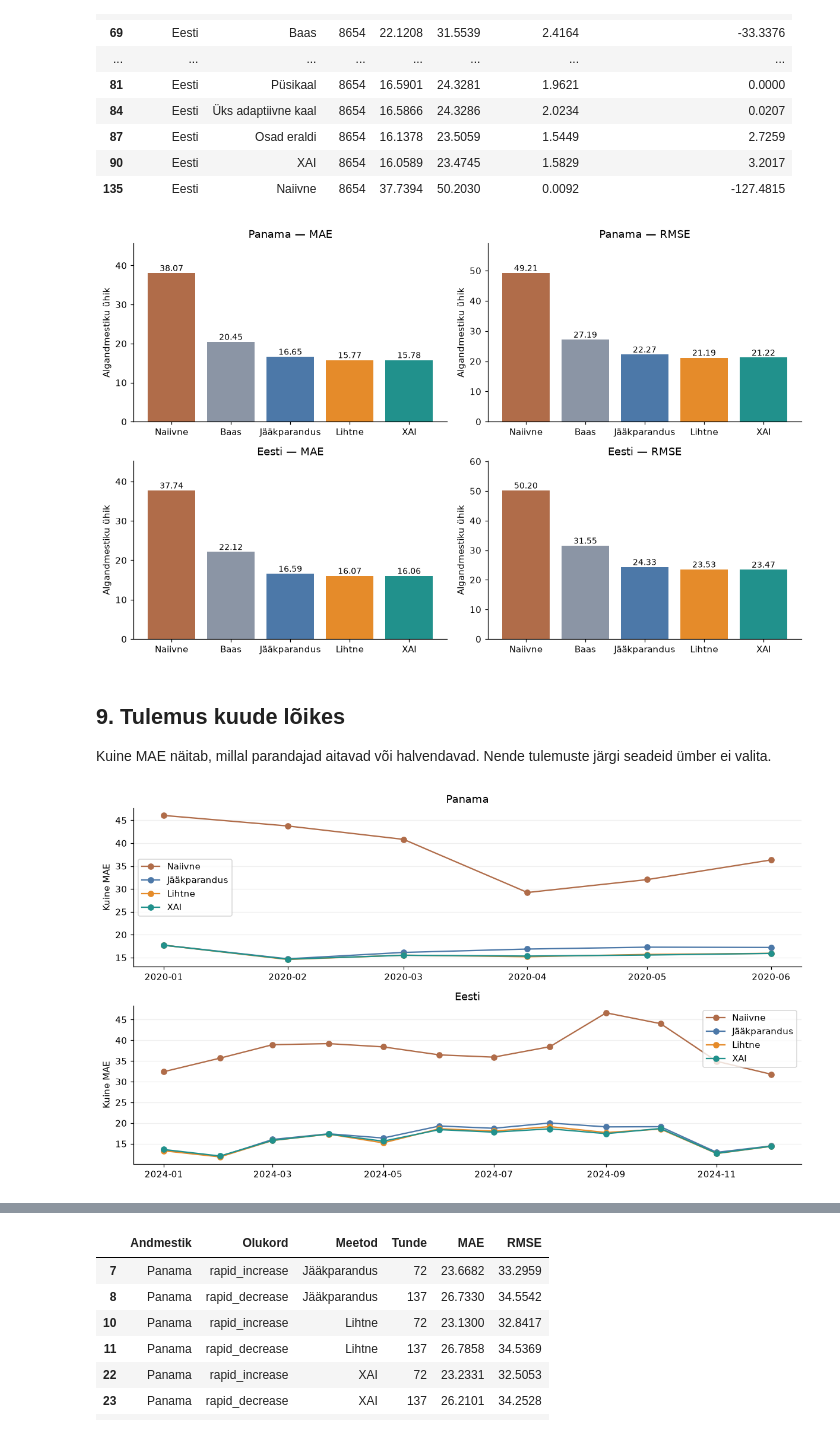
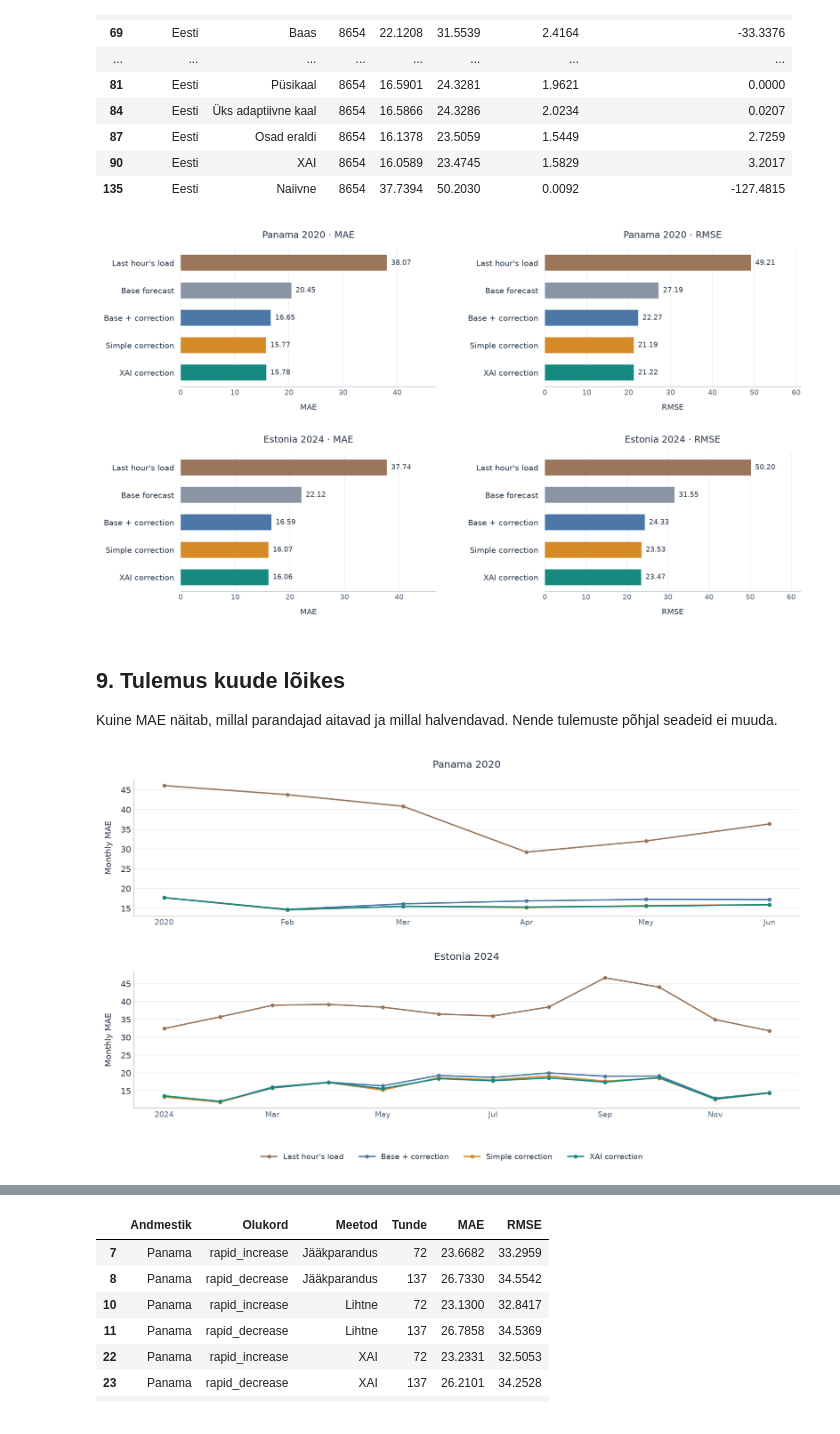
Before and after one commit to Danwerk/xai, a Jupyter notebook: compare_correction_methods.ipynb, the cells around one changed output, grey strips where cells are left out. Saved outputs shown, nothing was run; the diff lists cells and outputs as text; code cells hidden in the pictures.

```diff
--- a/compare_correction_methods.ipynb
+++ b/compare_correction_methods.ipynb
@@ -482,45 +563,44 @@ display(overall_view.rename(columns={
 | 90 | Eesti | XAI | 8654 | 16.0589 | 23.4745 | 1.5829 | 3.2017 |
 | 135 | Eesti | Naiivne | 8654 | 37.7394 | 50.2030 | 0.0092 | -127.4815 |
 # %%
-fig, axes = plt.subplots(len(DATASETS), 2, figsize=(11, 3.4 * len(DATASETS)), squeeze=False)
-for row, dataset in enumerate(DATASETS):
-    values = overall[overall.dataset.eq(dataset)].set_index("method").loc[list(METHODS)]
-    for col, metric in enumerate(("MAE", "RMSE")):
-        ax = axes[row, col]
-        bars = ax.bar([LABELS[m] for m in METHODS], values[metric],
-                      color=[COLORS[m] for m in METHODS])
-        ax.bar_label(bars, fmt="%.2f", fontsize=9)
-        ax.set_title(f"{COUNTRIES[dataset]} — {metric}")
-        ax.set_ylabel("Algandmestiku ühik")
-        ax.margins(y=0.2)
-fig.tight_layout()
-plt.show()
+with plt.rc_context(PLOT_STYLE):
+    fig, axes = plt.subplots(len(DATASETS), 2, figsize=(14, 8), squeeze=False)
+    for row, dataset in enumerate(DATASETS):
+        values = overall[overall.dataset.eq(dataset)].set_index('method').loc[list(METHODS)]
+        for col, metric in enumerate(('MAE', 'RMSE')):
+            ax = axes[row, col]
+            analysis_barh(ax, [PLOT_LABELS[m] for m in METHODS], values[metric],
+                          [PLOT_COLORS[m] for m in METHODS])
+            ax.set(title=f'{PLOT_TITLES[dataset]} · {metric}', xlabel=metric)
+    fig.tight_layout(pad=1.8, w_pad=4, h_pad=3)
+    plt.show()
 # %% [output]
-[figure, old version]
+[figure, new version]
 # %% [markdown]
 ## 9. Tulemus kuude lõikes
-Kuine MAE näitab, millal parandajad aitavad või halvendavad. Nende tulemuste järgi seadeid ümber ei valita.
+Kuine MAE näitab, millal parandajad aitavad ja millal halvendavad. Nende tulemuste põhjal seadeid ei muuda.
 # %%
 monthly = {}
-fig, axes = plt.subplots(len(DATASETS), 1, figsize=(11, 3.1 * len(DATASETS)), squeeze=False)
-for row, dataset in enumerate(DATASETS):
-    frame = runs[dataset]["frame"]
-    y = frame.target_next_hour.to_numpy()
-    monthly[dataset] = pd.DataFrame({
-        method: np.abs(runs[dataset]["forecasts"][method] - y)
-        for method in METHODS if method != "base"
-    }, index=pd.DatetimeIndex(frame.target_time)).resample("MS").mean()
-    ax = axes[row, 0]
-    for method in monthly[dataset]:
-        ax.plot(monthly[dataset].index, monthly[dataset][method],
-                marker="o", color=COLORS[method], label=LABELS[method])
-    ax.set_title(COUNTRIES[dataset])
-    ax.set_ylabel("Kuine MAE")
-    ax.legend()
-    ax.grid(axis="y", alpha=0.2)
-fig.tight_layout()
-plt.show()
+with plt.rc_context(PLOT_STYLE):
+    fig, axes = plt.subplots(len(DATASETS), 1, figsize=(13, 7.5), squeeze=False)
+    for row, dataset in enumerate(DATASETS):
+        frame = runs[dataset]['frame']
+        y = frame.target_next_hour.to_numpy()
+        monthly[dataset] = pd.DataFrame({
+            method: np.abs(runs[dataset]['forecasts'][method] - y)
+            for method in METHODS if method != 'base'
+        }, index=pd.DatetimeIndex(frame.target_time)).resample('MS').mean()
+        ax = axes[row, 0]
+        for method in monthly[dataset]:
+            ax.plot(monthly[dataset].index, monthly[dataset][method], marker='o', markersize=4,
+                    color=PLOT_COLORS[method], label=PLOT_LABELS[method])
+        ax.set(title=PLOT_TITLES[dataset], ylabel='Monthly MAE')
+        analysis_dates(ax, maxticks=8)
+        analysis_grid(ax, 'y')
+    fig.legend(*axes[0, 0].get_legend_handles_labels(), loc='lower center', ncol=4)
+    fig.tight_layout(pad=1.8, h_pad=3, rect=(0, 0.07, 1, 1))
+    plt.show()
 # %% [output]
-[figure, old version]
+[figure, new version]
 # %% [markdown]
 ## 10. Kiired koormusmuutused
```
Also changed, not shown: parts of 48 cells of this notebook.
